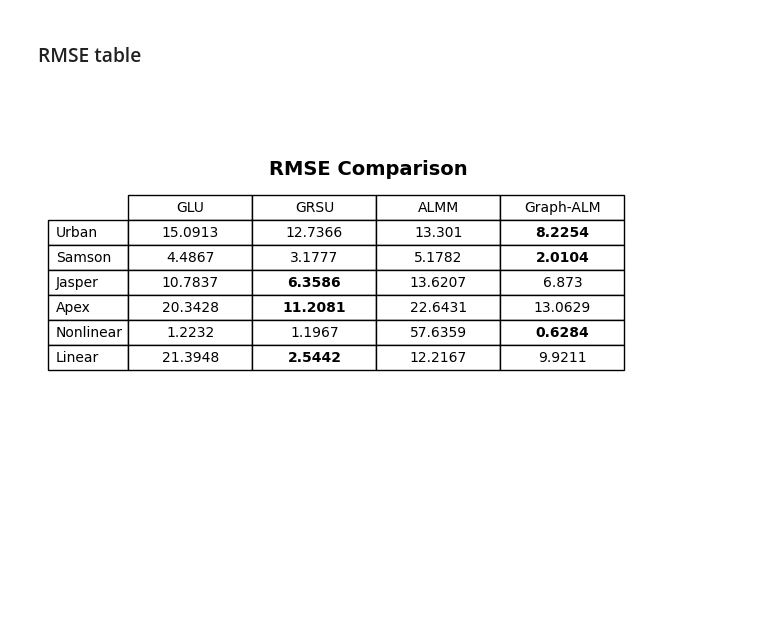
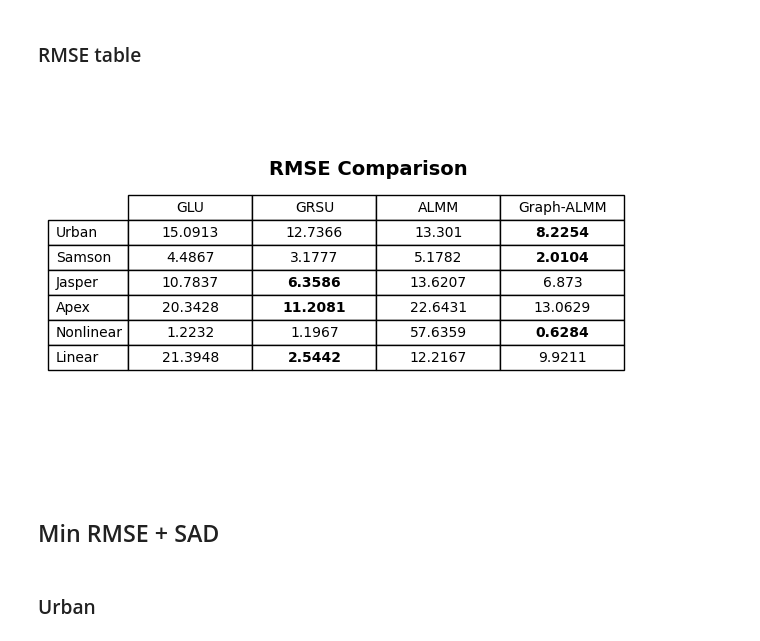
Before and after one commit to mtyler1059/Nearly-Blind-Hyperspectral-Unmixing, a Jupyter notebook: HSI_experiments.ipynb, the cells around one changed output. Saved outputs shown, nothing was run; the diff lists cells and outputs as text; code cells hidden in the pictures; blank space fills up the shorter version.

```diff
--- a/HSI_experiments.ipynb
+++ b/HSI_experiments.ipynb
@@ -1833,32 +1835,36 @@ data = np.array([
     [np.round(A_GLU_RMSE_linear, 4), np.round(A_GRSU_RMSE_linear, 4), np.round(A_ALMM_RMSE_linear, 4), np.round(A_rmse_graph_almm_linear, 4)]
 ])
 
-headers = ["GLU", "GRSU", "ALMM", "Graph-ALM"]
+headers = ["GLU", "GRSU", "ALMM", "Graph-ALMM"]
 row_headers = ["Urban", "Samson", "Jasper", "Apex", "Nonlinear", "Linear"]
 
 fig, ax = plt.subplots()
 ax.axis("off")  # hide the plot axes, just want the table
 
 table = ax.table(
     cellText=data,
     colLabels=headers,
     rowLabels=row_headers,
     cellLoc="center",
     loc="center"
 )
 
 # bold the min value in each row
 for row_idx, row in enumerate(data):
     min_col = np.argmin(row)
     cell = table[row_idx + 1, min_col]  # +1 because row 0 is the header
     cell.set_text_props(weight="bold")
 
 table.auto_set_font_size(False)
 table.set_fontsize(10)
 table.scale(1, 1.5)
 
 fig.suptitle("RMSE Comparison", fontsize=14, fontweight="bold", y = 0.75)
 
 plt.savefig("plot_images/RMSE_table_HSI.png", dpi=300, bbox_inches="tight")
 # %% [output]
-[figure, old version]
+[figure, new version]
+# %% [markdown]
+## Min RMSE + SAD
+# %% [markdown]
+### Urban
```
Also changed, not shown: parts of 19 cells of this notebook, 8 other files.
